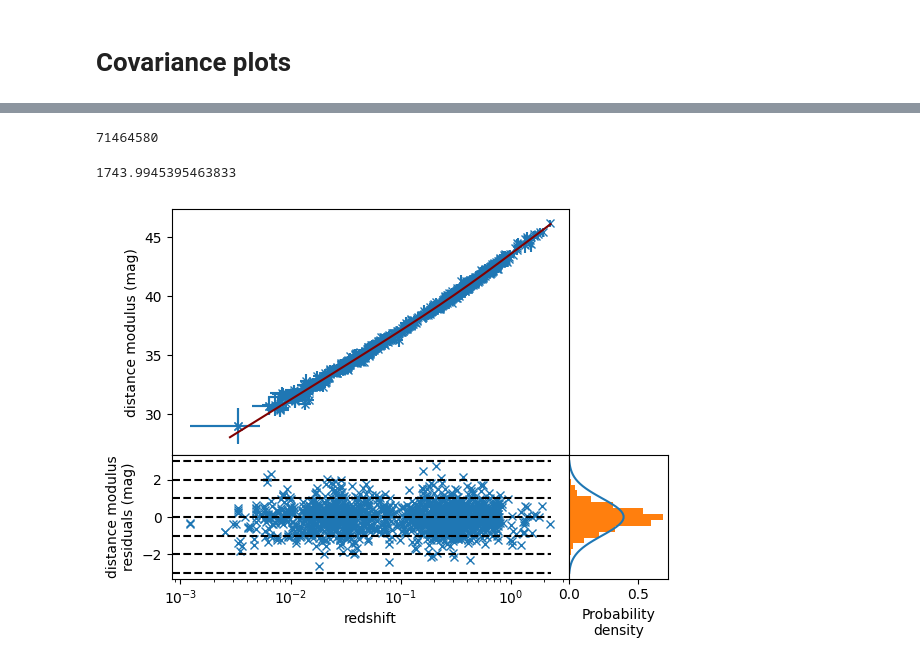
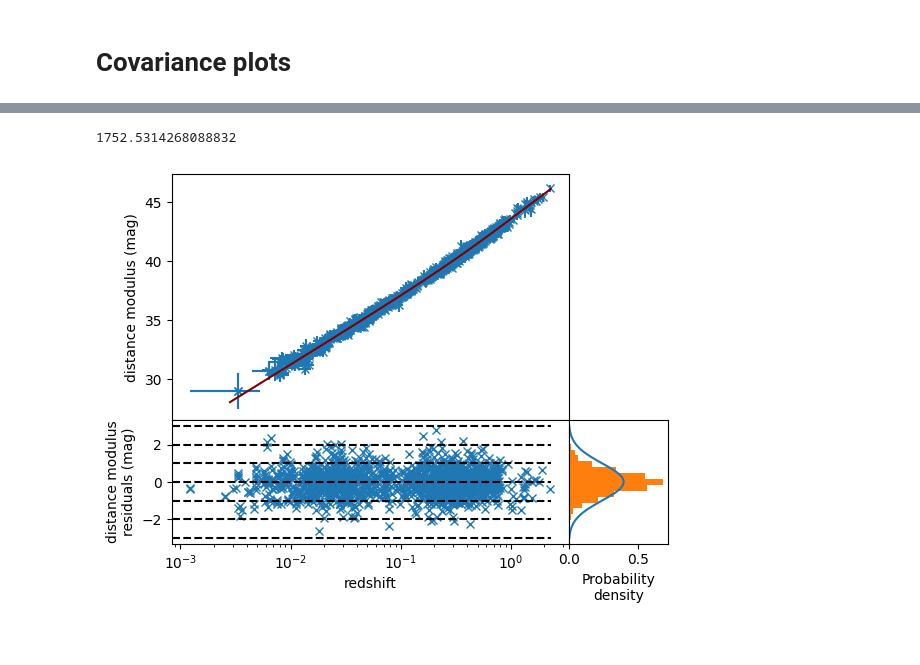
Before and after one commit to LightningMinion/Supernova-Cosmology, a Jupyter notebook: extension-code.ipynb, the cells around one changed output, grey strips where cells are left out. Saved outputs shown, nothing was run; the diff lists cells and outputs as text; code cells hidden in the pictures.

```diff
--- a/extension-code.ipynb
+++ b/extension-code.ipynb
@@ -62,10 +63,6 @@ w = w0 + wa*(1+z)"""
 # Load the data
 # %%
 sn_z, sn_z_err, sn_mu, sn_mu_err = np.loadtxt("pantheon-plus+SH0ES-SN.txt", usecols=(2,3,4,5), unpack = True)
-sort_IDs = np.argsort(sn_z)
-sn_z = sn_z[sort_IDs]
-sn_mu = sn_mu[sort_IDs]
-sn_z_err = sn_z_err[sort_IDs]
 covmat_file = np.loadtxt("Pantheon+SH0ES_STAT+SYS.cov")
 covmat_file_dim = int(covmat_file[0])
 covmat_file = np.delete(covmat_file, 0)
@@ -119,25 +113,24 @@ Priors are: {k=0, H0~70, etc}
 Should priors be uniform or Gaussian over the range? - use uniform unless I have good reasons to use a Gaussian (eg if I use the Planck result as a prior, the prior could be a Gaussian with st dev being the error given by Planck)
 # %%
 def log_prior(theta, z):
-    omega_k, omega_M, omega_DE, H0 = theta
+    omega_k, omega_DE, H0 = theta
+    omega_M = 1 - omega_k - omega_DE
     H2 = (H0**2)*(omega_M*(1+z)**3 + omega_DE - omega_k*(1+z)**2)
-    if -0.05<omega_k<0.05 and 0.2<omega_M<0.4 and 0.6<omega_DE<0.75 and 60<H0<80 and np.all(H2>0):
+    if -0.05<omega_k<0.05 and 0.6<omega_DE<0.75 and 60<H0<80 and np.all(H2>0):
         return 0.0
     return -np.inf
 
-priors_central = [0, 0.5, 0.5, 70]
-pos = np.zeros((32, 4))
+pos = np.zeros((32, 3))
 for i in range(len(pos)):
     pos[i][0] = np.random.uniform(-0.005, 0.005)
-    pos[i][1] = np.random.uniform(0.2, 0.4)
-    pos[i][2] = np.random.uniform(0.6, 0.75)
-    pos[i][3] = np.random.uniform(60, 80)
+    pos[i][1] = np.random.uniform(0.6, 0.75)
+    pos[i][2] = np.random.uniform(60, 80)
 # %% [markdown]
 # Likelihood function
 # %%
 def log_likelihood(theta, z, mu, covmatrix_inv):
-    omega_k, omega_M, omega_DE, H0 = theta
-    model = dist_modulus(z, omega_k, omega_M, omega_DE, H0)
+    omega_k, omega_DE, H0 = theta
+    model = dist_modulus(z, omega_k, omega_DE, H0)
     resids = mu - model
     chi2 = np.matmul(np.matmul(resids, covmatrix_inv), resids)
     return -0.5*chi2
@@ -225,18 +214,12 @@ $H_{0} (kms^{-1}Mpc^{-1})$: 72.17674470253444, 2.4380631379314366, 2.35987845356
 # %%
 omega_k_model = np.percentile(flat_samples[:, 0], [50])
-omega_M_model = np.percentile(flat_samples[:, 1], [50])
-omega_DE_model = np.percentile(flat_samples[:, 2], [50])
-H0_model = np.percentile(flat_samples[:, 3], [50])
-a = np.array([99, 50, 865])
-b = np.array([[565, 222, 4], [254, 125, 45], [125, 747, 24]])
-np.matmul(np.matmul(a, b), a)
+omega_DE_model = np.percentile(flat_samples[:, 1], [50])
+H0_model = np.percentile(flat_samples[:, 2], [50])
-# %% [output]
-71464580
 # %%
 model_z = np.linspace(0.001, 2.3, 1000)
-model_mu = dist_modulus(model_z, omega_k_model, omega_M_model, omega_DE_model, H0_model)
-bad_mu = dist_modulus(model_z, 0, 0.334, 0.666, 73.6)
-resids = sn_mu - dist_modulus(sn_z, 0, 0.334, 0.666, 73.6)
+model_mu = dist_modulus(model_z, omega_k_model, omega_DE_model, H0_model)
+#bad_mu = dist_modulus(model_z, 0, 0.334, 0.666, 73.6)
+resids = sn_mu - dist_modulus(sn_z, omega_k_model, omega_DE_model, H0_model)
 chisqval = np.matmul(np.matmul(resids, covmat_inv), resids) # need to double check this
 
 
@@ -245,33 +228,33 @@ axs[0,0].plot(model_z, model_mu, color = "maroon", zorder = 2)
 #axs[0,0].plot(model_z, bad_mu, color = "g", zorder = 3)
 
 axs[0,0].errorbar(sn_z, sn_mu, xerr=sn_z_err, yerr = sn_mu_err, marker = "x", linestyle = 'None', zorder = 1)
 #axs[0,0].fill_between(trial_z, trial_mag_lower, trial_mag_upper, color = "purple", alpha = 0.75, label = "high z model")
 #axs[0].errorbar(sn_z_far, sn_mag_far, yerr=sn_mag_err_far, marker = "x", linestyle = 'None', color = "blue", label = "distant SN")
 axs[1,0].hlines(1,0,2.3, linestyle = "--", color = "black")
 axs[1,0].hlines(2,0,2.3, linestyle = "--", color = "black")
-norm_resids = (dist_modulus(sn_z, omega_k_model, omega_M_model, omega_DE_model, H0_model) - sn_mu)/sn_mu_err
+norm_resids = (dist_modulus(sn_z, omega_k_model, omega_DE_model, H0_model) - sn_mu)/sn_mu_err
 print(chisqval)
 axs[1,0].errorbar(sn_z, norm_resids, marker = "x", linestyle = 'None', zorder = 1)
 axs[1,0].hlines(3,0,2.3, linestyle = "--", color = "black")
 axs[1,0].hlines(-1,0,2.3, linestyle = "--", color = "black")
 axs[1,0].hlines(-2,0,2.3, linestyle = "--", color = "black")
 axs[1,0].hlines(-3,0,2.3, linestyle = "--", color = "black")
 axs[1,0].hlines(0,0,2.3, linestyle = "--", color = "black", zorder = 2)
 axs[1,0].set_xlabel("redshift")
 axs[0,0].set_ylabel("distance modulus (mag)")
 axs[1,0].set_ylabel("distance modulus\nresiduals (mag)")
 fig.subplots_adjust(hspace=0)
 fig.subplots_adjust(wspace=0)
 #axs[0,0].invert_yaxis()
 axs[0,0].set_xscale("log")
 axs[1,0].set_xscale("log")
 axs[0,1].remove()
 axs[1,1].get_yaxis().set_visible(False)
 xs = np.linspace(-3,3)
 axs[1,1].plot(scp.stats.norm.pdf(xs, 0, 1), xs)
 axs[1,1].set_xlabel("Probability\ndensity")
 axs[1,1].hist(norm_resids, density = True, orientation = u'horizontal', bins = np.linspace(-3, 3, 20))
 plt.show()
 # %% [output]
-1743.9945395463833
+1752.5314268088832
-[figure, old version]
+[figure, new version]
```
Also changed, not shown: parts of 7 cells of this notebook, 2 other files.
